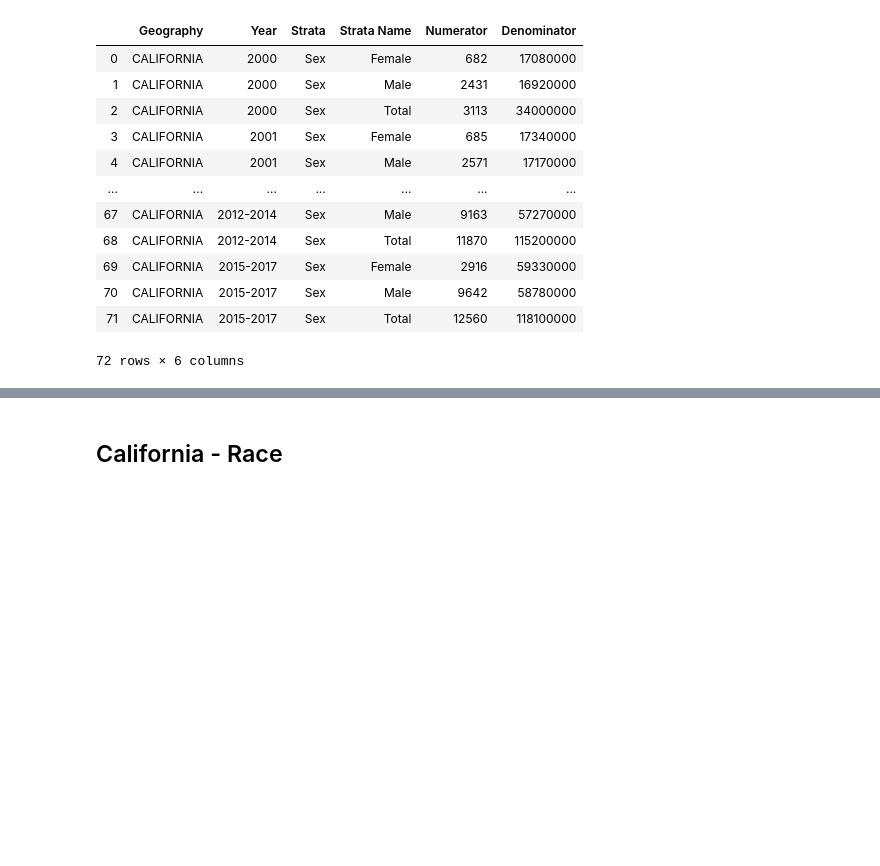
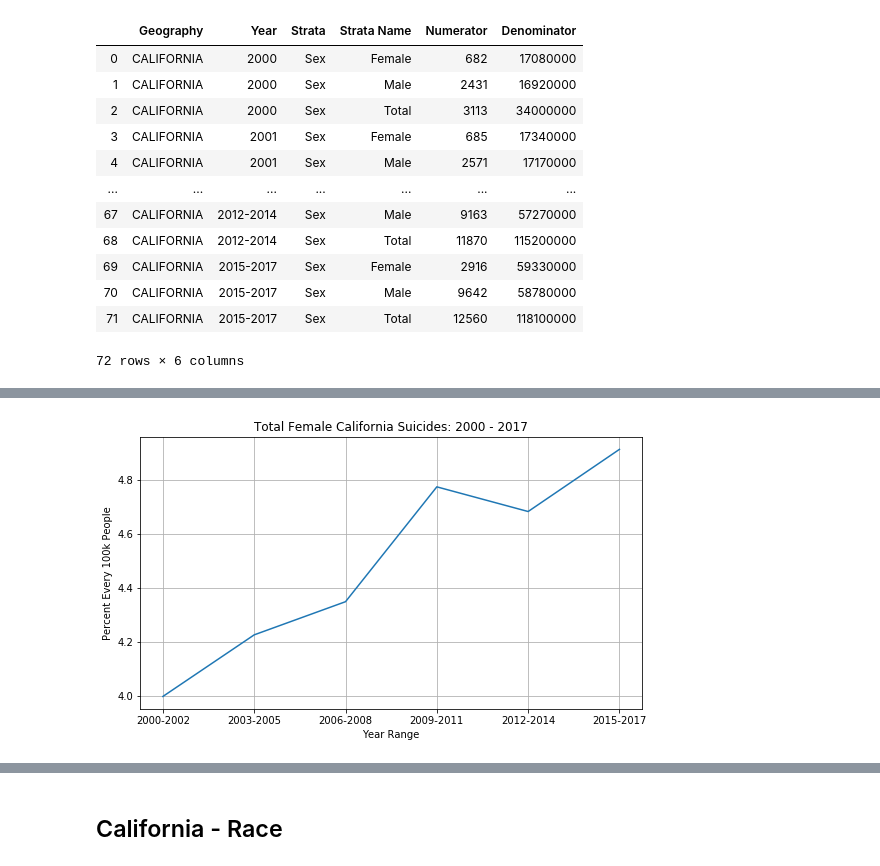
Before and after one commit to danjamthelamb/Suicide_Data_Project, a Jupyter notebook: Code_Files/Data_Playground.ipynb, the cells around one changed output, grey strips where cells are left out. Cells and saved outputs as stored; diff of their text form; code cells hidden in the pictures; blank space fills up the shorter version.

```diff
--- a/Code_Files/Data_Playground.ipynb
+++ b/Code_Files/Data_Playground.ipynb
@@ -70,3 +105,14 @@ suicide_cali_sex
 | 70 | CALIFORNIA | 2015-2017 | Sex | Male | 9642 | 58780000 |
 | 71 | CALIFORNIA | 2015-2017 | Sex | Total | 12560 | 118100000 |
 72 rows × 6 columns
+# %%
+cali_byfemale = suicide_cali_sex['Strata Name'] == 'Female'
+suicide_cali_female = suicide_cali_sex[cali_byfemale]
+suicide_cali_female = suicide_cali_female.reset_index()
+suicide_cali_female = suicide_cali_female.drop(columns=['index'])
+suicide_cali_female = suicide_cali_female.drop(suicide_cali_female.index[0:18])
+suicide_cali_female = suicide_cali_female.reset_index()
+suicide_cali_female = suicide_cali_female.drop(columns=['index'])
+suicide_cali_female['% for every 100K'] = ((suicide_cali_female['Numerator'] / suicide_cali_female['Denominator']) * 100000)
+
+suicide_cali_female
@@ -72,0 +172,15 @@ suicide_cali_sex
+# %%
+x_female = suicide_cali_female['Year'].tolist()
+y_female = suicide_cali_female['% for every 100K'].tolist()
+x_axis = suicide_cali_total['Year'].tolist()
+y_axis = suicide_cali_total['% for every 100K'].tolist()
+plt.figure(figsize=(9, 5))
+#plt.plot(x_axis, y_axis)
+plt.plot(x_female, y_female)
+plt.title('Total Female California Suicides: 2000 - 2017')
+plt.xlabel('Year Range')
+plt.ylabel('Percent Every 100k People')
+plt.grid()
+plt.savefig('Total Female California Suicides.png')
+# %% [output]
+[figure, added]
```
Also changed, not shown: parts of 29 cells of this notebook, 6 other files.
